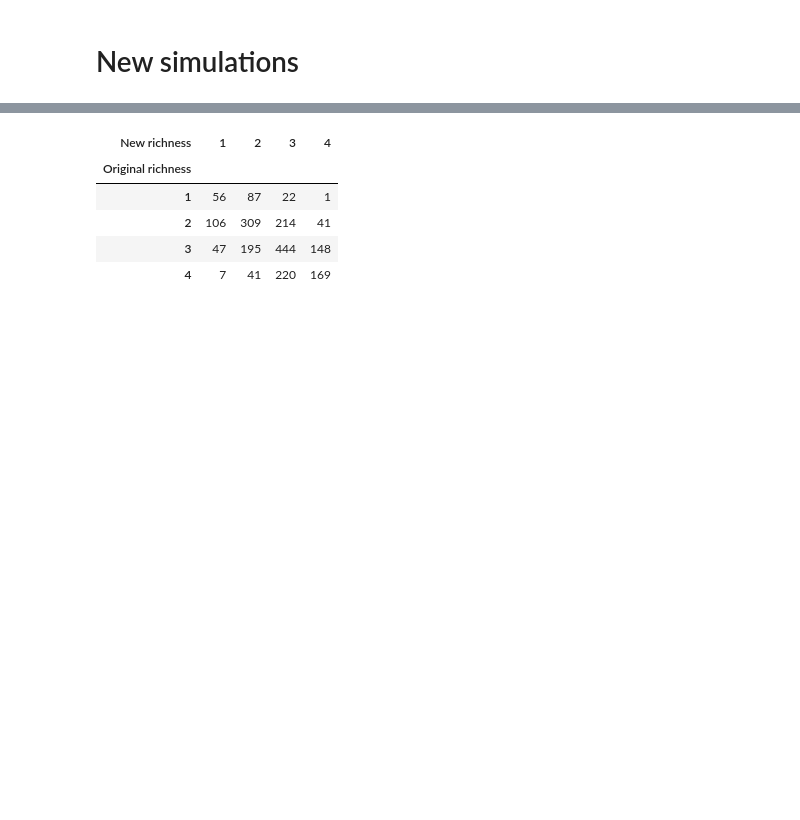
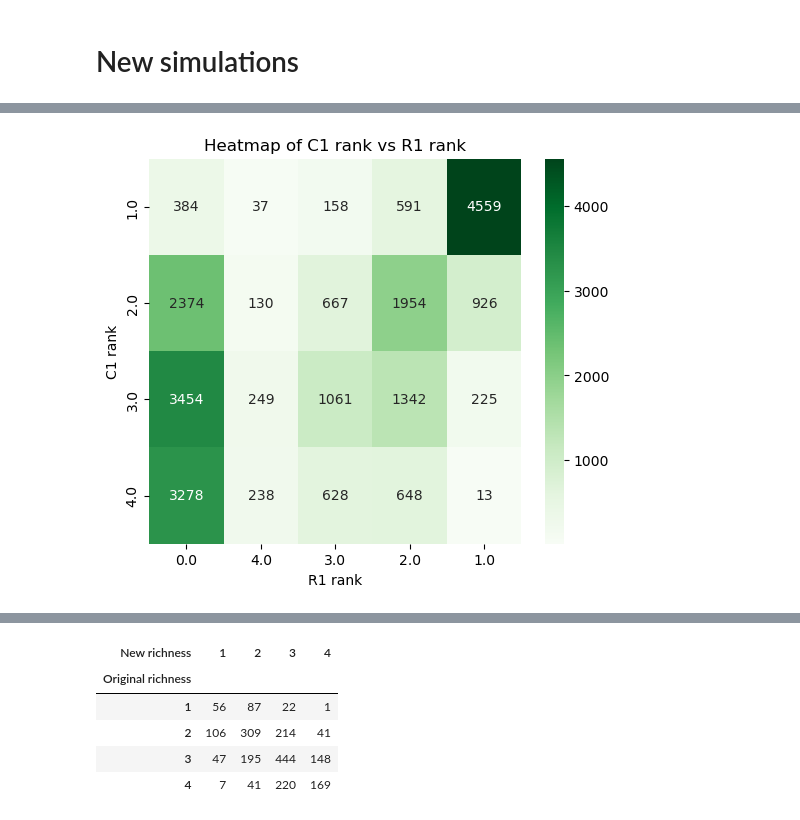
Before and after one commit to sulheim/coexistence, a Jupyter notebook: notebooks/6_CRM/6C_change_resource.ipynb, the cells around one changed output, grey strips where cells are left out. Saved outputs shown, nothing was run; the diff lists cells and outputs as text; code cells hidden in the pictures; blank space fills up the shorter version.

```diff
--- a/notebooks/6_CRM/change_resource.ipynb
+++ b/notebooks/6_CRM/6C_change_resource.ipynb
@@ -183,0 +192,10 @@ plt.show()
+# %%
+for i, row in abundance_df.iterrows():
+    abundance_df.at[i, 'C1'] = row[f'C_{row['Species']+1}1']
+    abundance_df.at[i, 'C2'] = row[f'C_{row['Species']+1}2']
+# %%
+abundance_df['R1 rank'] = abundance_df.groupby('index')['R1 abundance'].rank(method='max', ascending=False)
+# %%
+abundance_df.loc[abundance_df['R1 abundance']<1e-6, 'R1 rank'] = 0
+# %%
+abundance_df['C1 rank'] = abundance_df.groupby('index')['C1'].rank(method='min', ascending=False)
@@ -184,3 +224,19 @@ plt.show()
+# %%
+# Drop NaNs to avoid issues
+heatmap_df = abundance_df#.dropna(subset=['C1 rank', 'R1 rank'])
+
+# Create a 2D histogram (pivot table) of counts
+pivot = pd.crosstab(heatmap_df['C1 rank'], heatmap_df['R1 rank'])
+pivot = pivot.loc[[1,2,3,4], [0,4,3,2,1]]
+
+plt.figure(figsize=(6, 5))
+sns.heatmap(pivot, cmap='Greens', annot=True, fmt='d')
+plt.xlabel('R1 rank')
+plt.ylabel('C1 rank')
+plt.title('Heatmap of C1 rank vs R1 rank')
+plt.show()
+# %% [output]
+[figure, added]
 # %%
 import matplotlib.pyplot as plt
 import seaborn as sns
```
Also changed, not shown: parts of 28 cells of this notebook, 2 other files.
